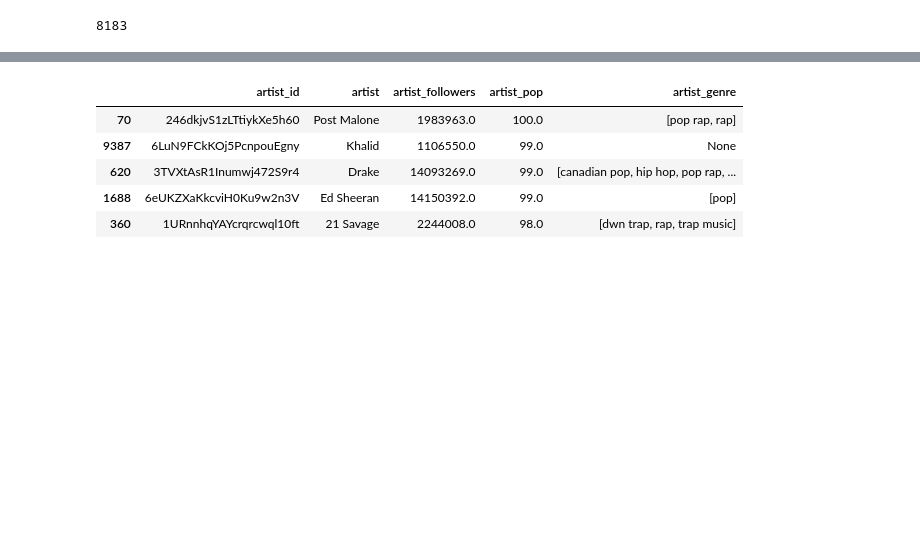
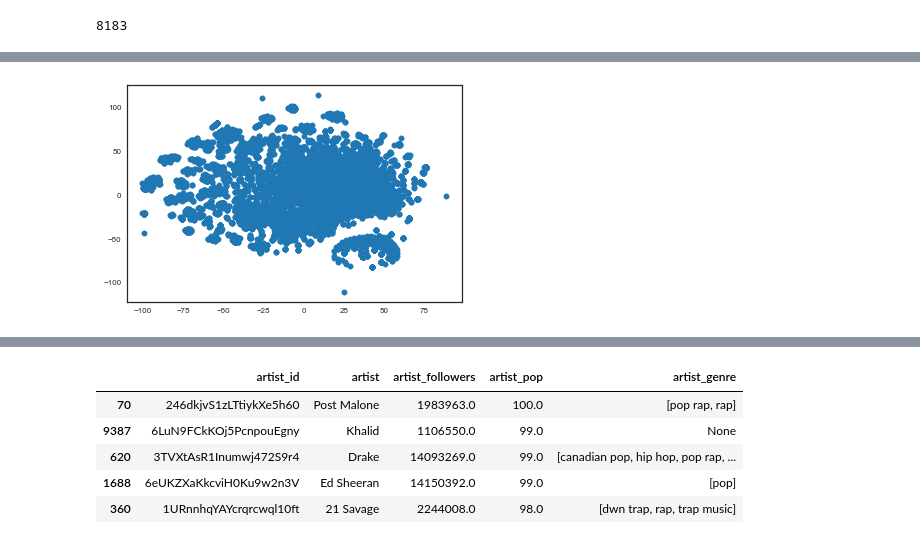
Before and after one commit to ac209-project/ac209-project, a Jupyter notebook: users_playground.ipynb, the cells around one changed output, grey strips where cells are left out. Cells and saved outputs as stored; diff of their text form; code cells hidden in the pictures; blank space fills up the shorter version.

```diff
--- a/users_playground.ipynb
+++ b/users_playground.ipynb
@@ -56,0 +188,6 @@ len(current_df['pl_id'].drop_duplicates())
+# %%
+# perp=20
+plt.scatter(tsne20[:,0],tsne20[:,1])
+# plt.savefig('perp20')
+# %% [output]
+[figure, added]
```
Also changed, not shown: parts of 29 cells of this notebook, 13 other files.
